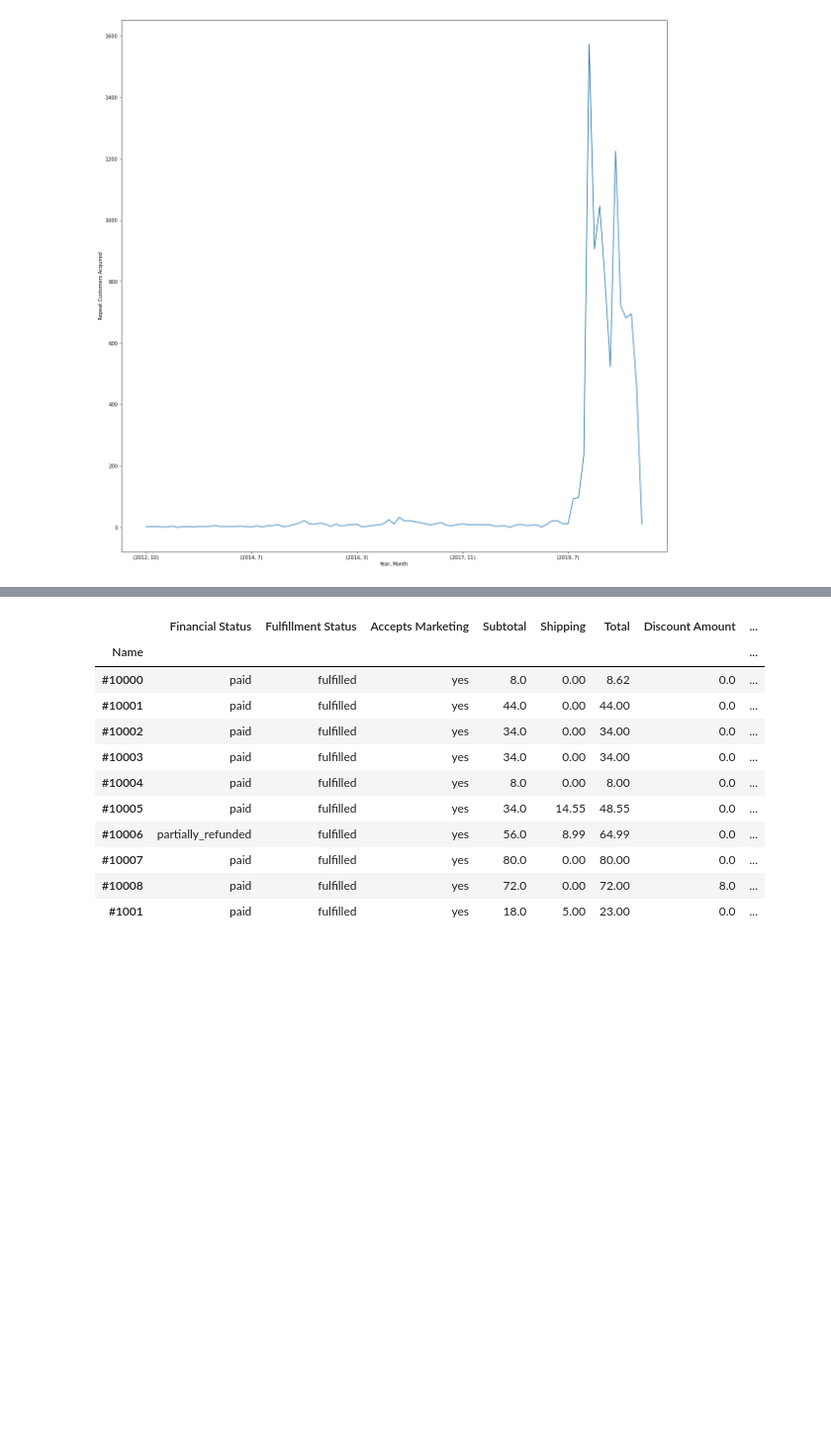
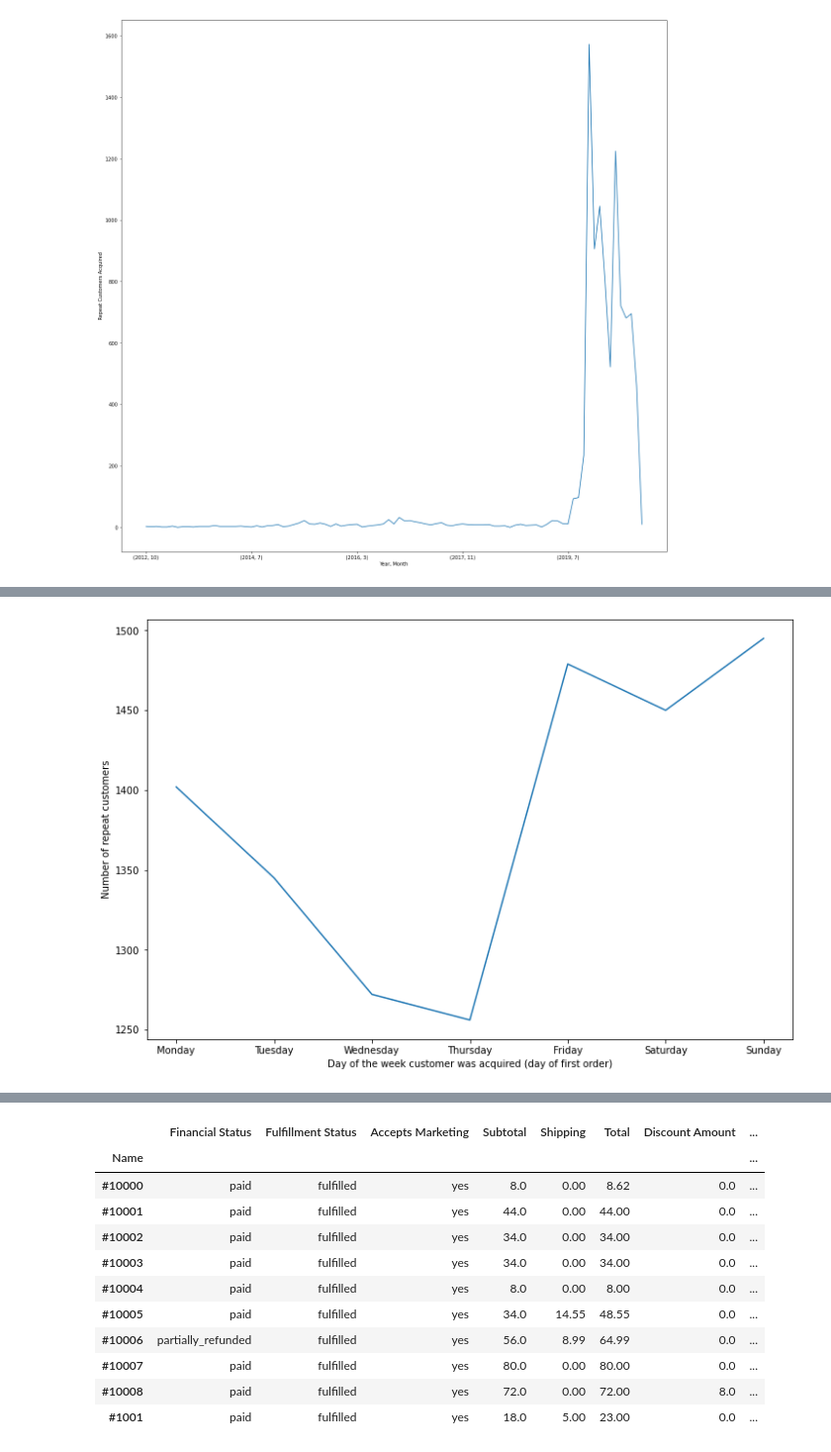
Before and after one commit to shahinrostami/Shopify-CLV, a Jupyter notebook: Cap2_EDA.ipynb, the cells around one changed output, grey strips where cells are left out. Shown at 99% size. Cells and saved outputs as stored; diff of their text form; code cells hidden in the pictures; blank space fills up the shorter version.

```diff
--- a/Cap2_EDA.ipynb
+++ b/Cap2_EDA.ipynb
@@ -167,0 +213,7 @@ This looks almost random over time with a slight downward trend starting at the
+# %%
+# plot the total lifetime purchase vs. day of the week
+_ = (days['repeat']).plot(kind='line', figsize=(12,8))
+_ = plt.xlabel('Day of the week customer was acquired (day of first order)')
+_ = plt.ylabel('Number of repeat customers')
+# %% [output]
+[figure, added]
```
Also changed, not shown: parts of 71 cells of this notebook.
